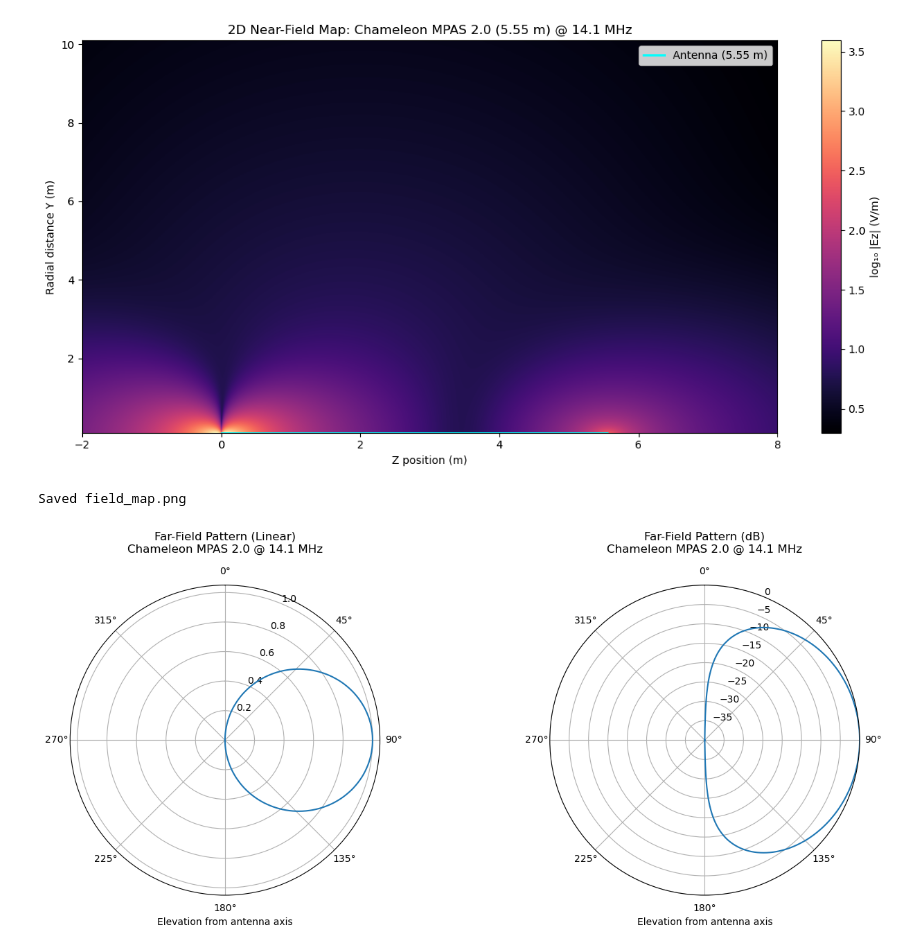
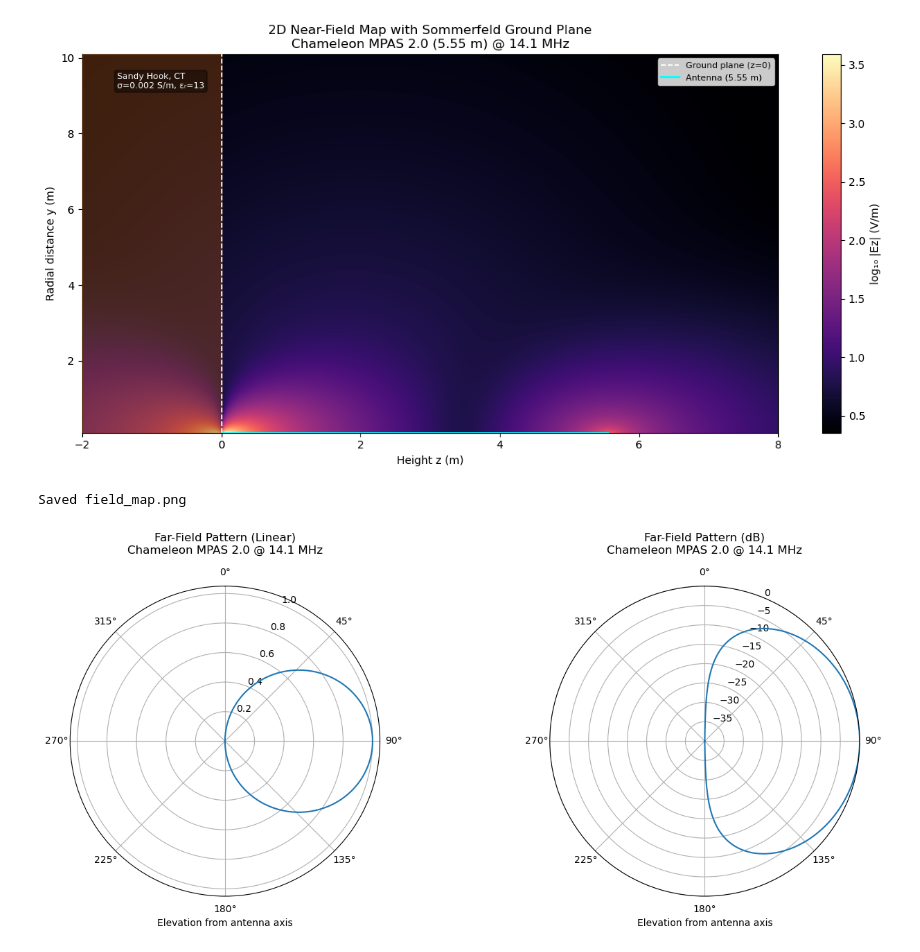
Before and after one commit to dunnderr/SimpleMoM, a Jupyter notebook: plot-e-field.ipynb, the cells around one changed output. Drawn from its saved outputs; the diff is of its cells as text; code cells hidden in the pictures.

```diff
--- a/plot-e-field.ipynb
+++ b/plot-e-field.ipynb
@@ -1,31 +1,47 @@
 # %%
+
 import numpy as np
 import matplotlib.pyplot as plt
+from matplotlib.patches import Rectangle
 
 grid_size = 1000
-data = np.fromfile('./cmake-build-debug/field_map.bin', dtype=np.float64).reshape((grid_size, grid_size))
+raw = np.fromfile('./cmake-build-debug/field_map.bin', dtype=np.float64).reshape((grid_size, grid_size))
 
-# Bounds must match C++ code: z [-2, 8], y [0.1, 10.1]
-extent = [-2.0, 8.0, 0.1, 10.1]
+# Bounds match C++ code
+z_min, z_max = -2.0, 8.0
+y_min, y_max =  0.1, 10.1
+extent = [z_min, z_max, y_min, y_max]
+
+# Mask below-ground region (z <= 0 → set by C++ to 1e-30)
+data = np.log10(np.clip(raw, 1e-10, None))
 
 fig, ax = plt.subplots(figsize=(12, 6))
-im = ax.imshow(np.log10(data), extent=extent, origin='lower', cmap='magma', aspect='auto')
+im = ax.imshow(data, extent=extent, origin='lower', cmap='magma', aspect='auto',
+               vmin=np.percentile(data[raw > 1e-20], 2))
 fig.colorbar(im, ax=ax, label='log₁₀ |Ez| (V/m)')
 
-ax.set_title('2D Near-Field Map: Chameleon MPAS 2.0 (5.55 m) @ 14.1 MHz')
-ax.set_xlabel('Z position (m)')
-ax.set_ylabel('Radial distance Y (m)')
+# Shade the underground region (z < 0)
+ax.add_patch(Rectangle((z_min, y_min), abs(z_min), y_max - y_min,
+                        color='saddlebrown', alpha=0.45, zorder=3))
+ax.axvline(x=0, color='white', lw=1.2, ls='--', zorder=4, label='Ground plane (z=0)')
 
-# Antenna wire: base at z=0, tip at z=5.55, just above y_min
-ax.plot([0, 5.55], [0.1, 0.1], color='cyan', lw=2, label='Antenna (5.55 m)')
-ax.legend()
+ax.plot([0, 5.55], [0.1, 0.1], color='cyan', lw=2, zorder=5, label='Antenna (5.55 m)')
+ax.text(0.05, 0.95, 'Sandy Hook, CT\nσ=0.002 S/m, εᵣ=13',
+        transform=ax.transAxes, color='white', fontsize=8,
+        va='top', bbox=dict(boxstyle='round', fc='black', alpha=0.4))
+
+ax.set_title('2D Near-Field Map with Sommerfeld Ground Plane\n'
+             'Chameleon MPAS 2.0 (5.55 m) @ 14.1 MHz')
+ax.set_xlabel('Height z (m)')
+ax.set_ylabel('Radial distance y (m)')
+ax.legend(loc='upper right', fontsize=8)
 
 plt.tight_layout()
 plt.savefig('field_map.png', dpi=150)
 plt.show()
 print("Saved field_map.png")
 # %% [output]
-[figure, old version]
+[figure, new version]
 Saved field_map.png
 # %%
 
```
Also changed, not shown: 3 other files.
